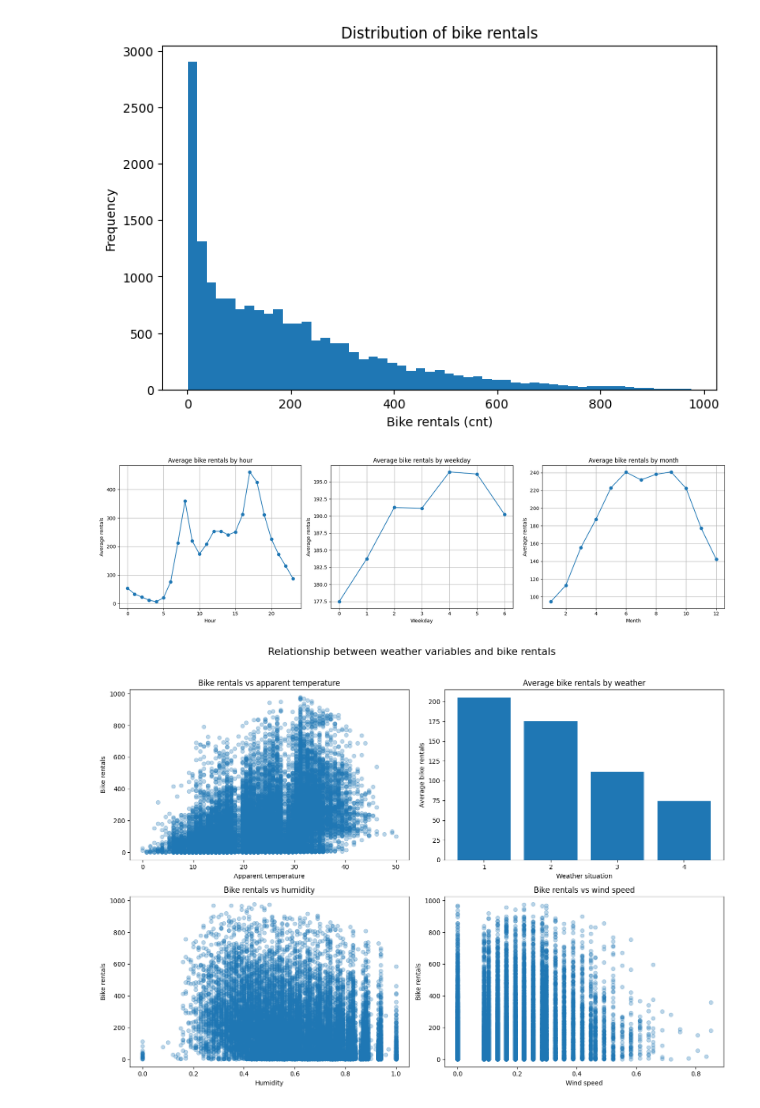
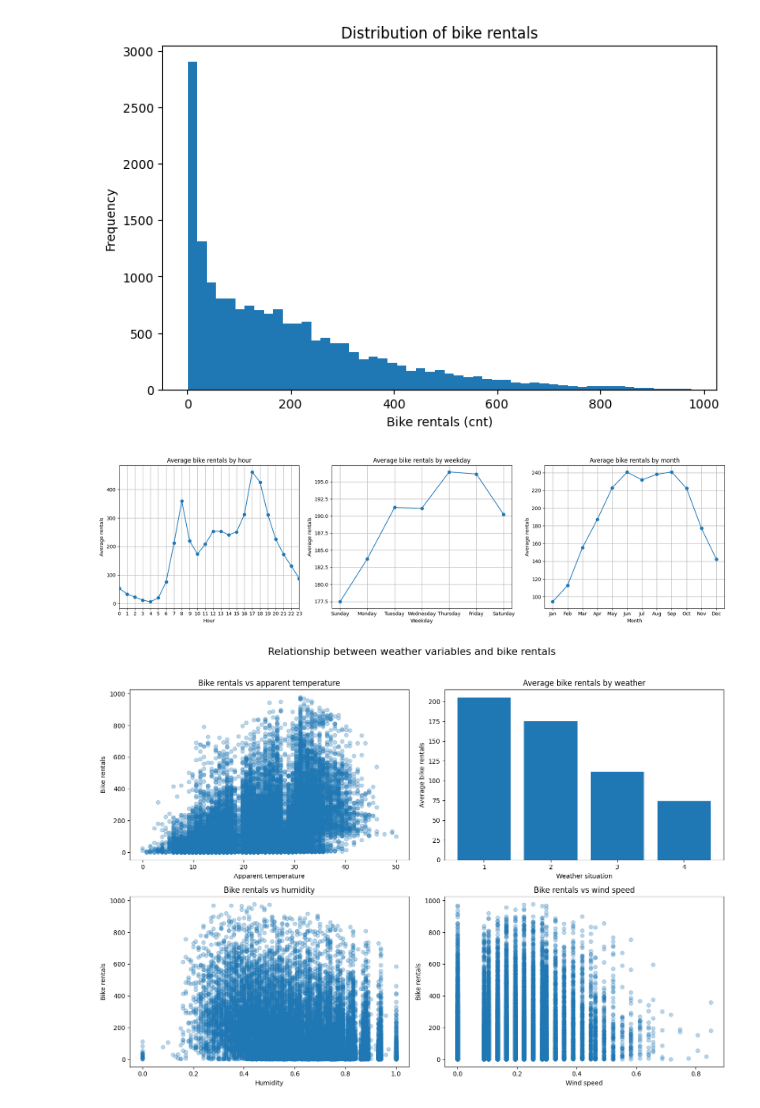
Before and after one commit to Haidewitzga/OML, a Jupyter notebook: 260713_exam/main.ipynb, the cells around one changed output. Drawn from its saved outputs; the diff is of its cells as text; code cells hidden in the pictures.

```diff
--- a/260713_exam/main.ipynb
+++ b/260713_exam/main.ipynb
@@ -397,34 +413,59 @@ plt.show()
 hourly = df_clean.groupby("hr")["cnt"].mean()
 daily = df_clean.groupby("weekday")["cnt"].mean()
 monthly = df_clean.groupby("mnth")["cnt"].mean()
 
 fig, ax = plt.subplots(1, 3, figsize=(18, 5))
 
 # Hourly plot
 ax[0].plot(hourly.index, hourly.values, marker="o")
+ax[0].set_xticks(range(24))
+ax[0].set_xlim(0, 23)
 ax[0].set_xlabel("Hour")
 ax[0].set_ylabel("Average rentals")
 ax[0].set_title("Average bike rentals by hour")
 ax[0].grid(True)
 
 # Daily plot
+weekday_map = {
+    0: "Sunday",
+    1: "Monday",
+    2: "Tuesday",
+    3: "Wednesday",
+    4: "Thursday",
+    5: "Friday",
+    6: "Saturday"
+}
+
 ax[1].plot(daily.index, daily.values, marker="o")
+
+ax[1].set_xticks(daily.index)
+ax[1].set_xticklabels(
+    [weekday_map[day] for day in daily.index]
+)
+
 ax[1].set_xlabel("Weekday")
 ax[1].set_ylabel("Average rentals")
 ax[1].set_title("Average bike rentals by weekday")
 ax[1].grid(True)
 
 # Monthly plot
+month_names = [
+    "Jan", "Feb", "Mar", "Apr", "May", "Jun",
+    "Jul", "Aug", "Sep", "Oct", "Nov", "Dec"
+]
+
+ax[2].set_xticks(range(1, 13))
+ax[2].set_xticklabels(month_names)
 ax[2].plot(monthly.index, monthly.values, marker="o")
 ax[2].set_xlabel("Month")
 ax[2].set_ylabel("Average rentals")
 ax[2].set_title("Average bike rentals by month")
 ax[2].grid(True)
 
 plt.tight_layout()
 plt.show()
 # %% [output]
-[figure, old version]
+[figure, new version]
 # %%
 # Calculate average rentals for each weather category
 weather = df_clean.groupby("weathersit")["cnt"].mean()
```
Also changed, not shown: parts of 13 cells of this notebook.
